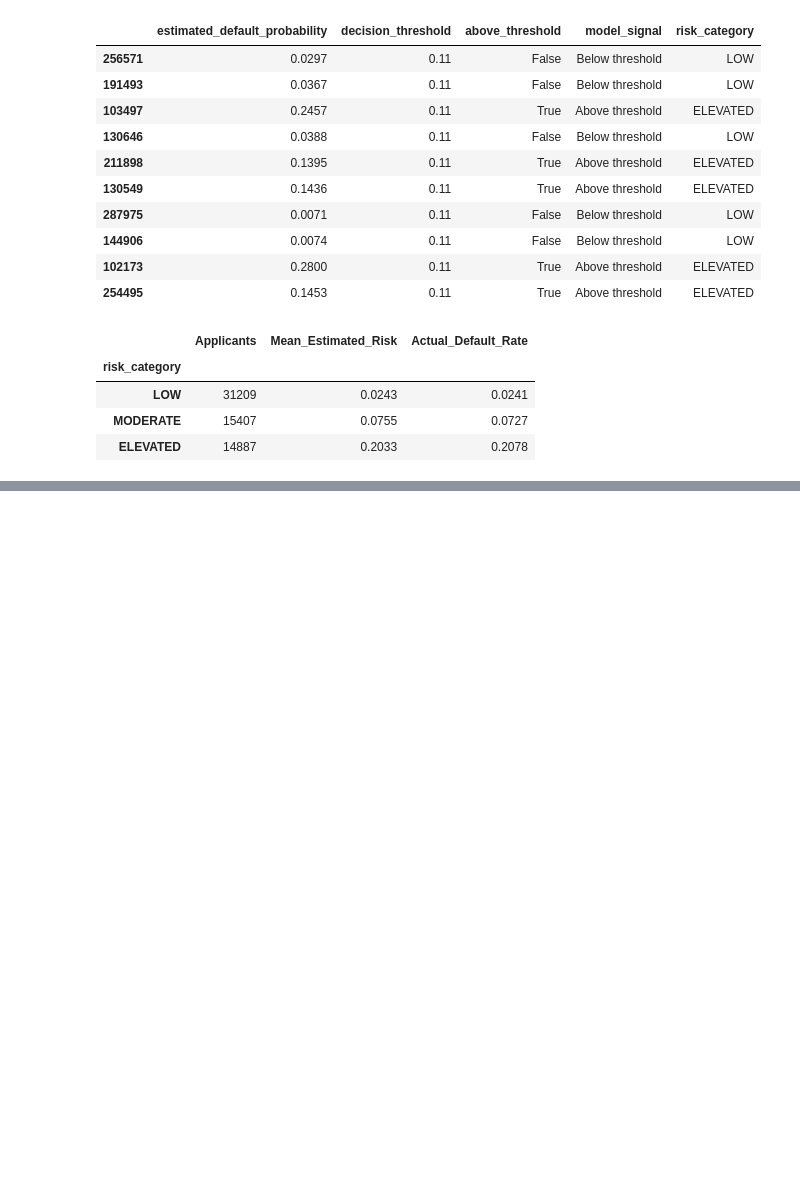
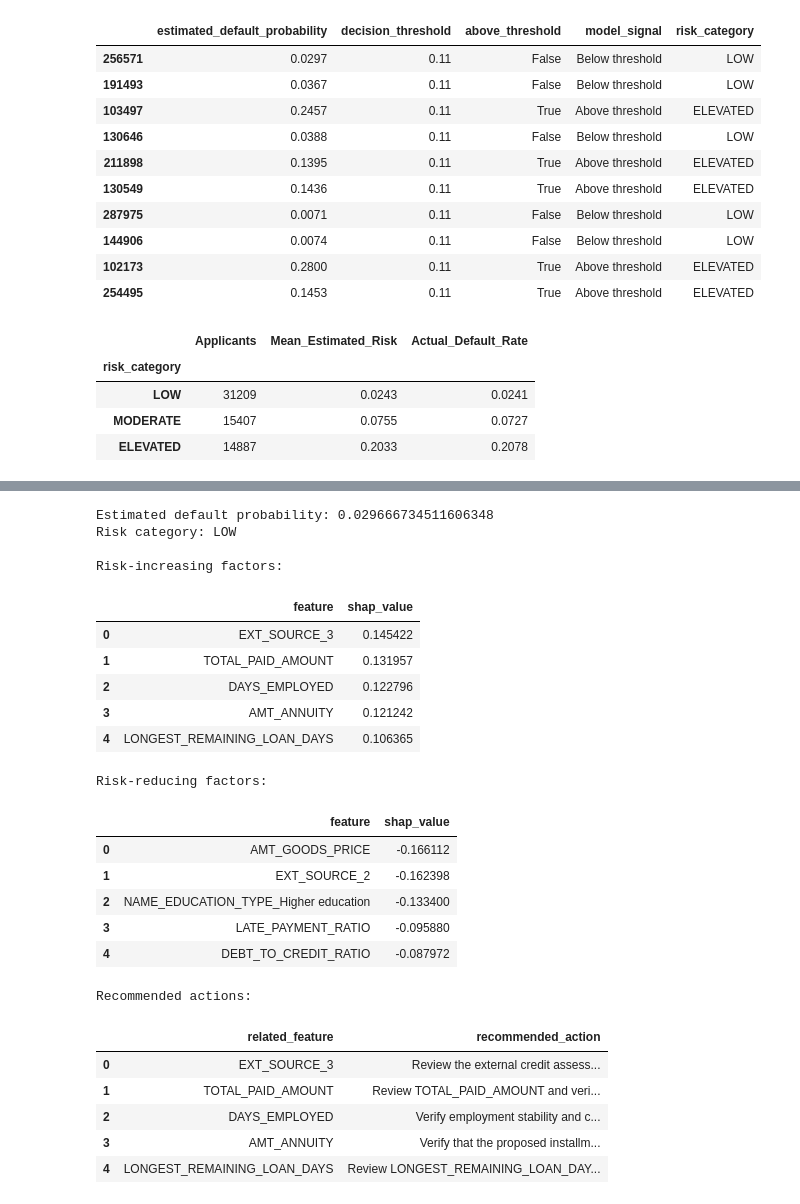
Before and after one commit to DevendraRaj58/Loan-Intelligence-Platform, a Jupyter notebook: notebooks/02_database_reverse_engineering.ipynb, the cells around one changed output, grey strips where cells are left out. Saved outputs shown, nothing was run; the diff lists cells and outputs as text; code cells hidden in the pictures; blank space fills up the shorter version.

```diff
--- a/notebooks/02_database_reverse_engineering.ipynb
+++ b/notebooks/02_database_reverse_engineering.ipynb
@@ -2164,0 +2292,46 @@ risk_band_report.round(4)
+# %%
+sample_applicant = X_valid_raw.iloc[[0]].copy()
+
+recommendation = recommendation_engine.recommend(
+    sample_applicant
+)
+
+print("Estimated default probability:",
+      recommendation["estimated_default_probability"])
+
+print("Risk category:",
+      recommendation["risk_category"])
+
+print("\nRisk-increasing factors:")
+display(pd.DataFrame(recommendation["risk_increasing_factors"]))
+
+print("\nRisk-reducing factors:")
+display(pd.DataFrame(recommendation["risk_reducing_factors"]))
+
+print("\nRecommended actions:")
+display(pd.DataFrame(recommendation["recommended_actions"]))
+# %% [output]
+Estimated default probability: 0.029666734511606348
+Risk category: LOW
+
+Risk-increasing factors:
+|  | feature | shap_value |
+| 0 | EXT_SOURCE_3 | 0.145422 |
+| 1 | TOTAL_PAID_AMOUNT | 0.131957 |
+| 2 | DAYS_EMPLOYED | 0.122796 |
+| 3 | AMT_ANNUITY | 0.121242 |
+| 4 | LONGEST_REMAINING_LOAN_DAYS | 0.106365 |
+Risk-reducing factors:
+|  | feature | shap_value |
+| 0 | AMT_GOODS_PRICE | -0.166112 |
+| 1 | EXT_SOURCE_2 | -0.162398 |
+| 2 | NAME_EDUCATION_TYPE_Higher education | -0.133400 |
+| 3 | LATE_PAYMENT_RATIO | -0.095880 |
+| 4 | DEBT_TO_CREDIT_RATIO | -0.087972 |
+Recommended actions:
+|  | related_feature | recommended_action |
+| 0 | EXT_SOURCE_3 | Review the external credit assess... |
+| 1 | TOTAL_PAID_AMOUNT | Review TOTAL_PAID_AMOUNT and veri... |
+| 2 | DAYS_EMPLOYED | Verify employment stability and c... |
+| 3 | AMT_ANNUITY | Verify that the proposed installm... |
+| 4 | LONGEST_REMAINING_LOAN_DAYS | Review LONGEST_REMAINING_LOAN_DAY... |
```
Also changed, not shown: parts of 16 cells of this notebook.
